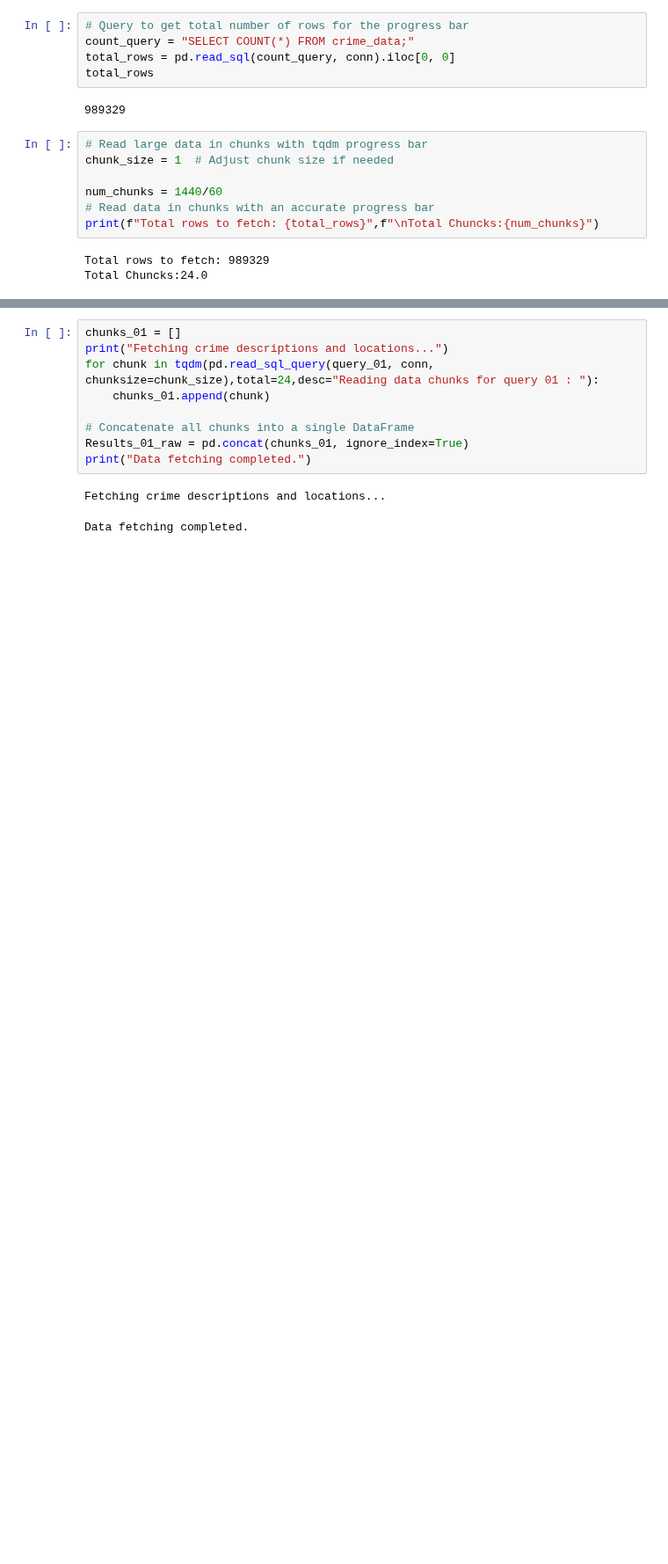
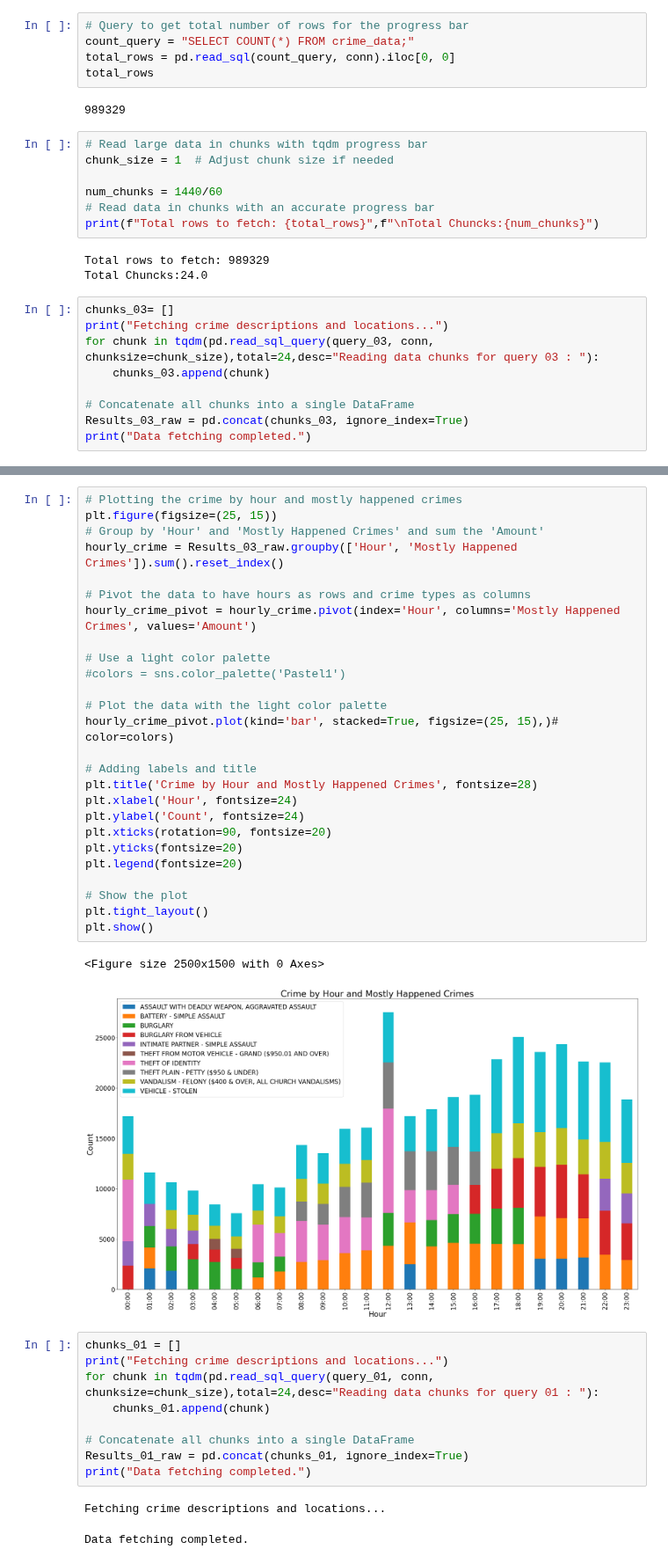
Before and after one commit to MalakaSupun/Crime-Data-Analysis-of-LAPD, a Jupyter notebook: Analysis/MySQL_Analysis.ipynb, the cells around one changed output, grey strips where cells are left out. Shown at 88% size. Saved outputs shown, nothing was run; the diff lists cells and outputs as text; blank space fills up the shorter version.

```diff
--- a/Analysis/MySQL_Analysis.ipynb
+++ b/Analysis/MySQL_Analysis.ipynb
@@ -172,3 +172,12 @@ print(f"Total rows to fetch: {total_rows}",f"\nTotal Chuncks:{num_chunks}")
 # %% [output]
 Total rows to fetch: 989329
 Total Chuncks:24.0
+# %%
+chunks_03= []
+print("Fetching crime descriptions and locations...")
+for chunk in tqdm(pd.read_sql_query(query_03, conn, chunksize=chunk_size),total=24,desc="Reading data chunks for query 03 : "):
+    chunks_03.append(chunk)
+
+# Concatenate all chunks into a single DataFrame
+Results_03_raw = pd.concat(chunks_03, ignore_index=True)
+print("Data fetching completed.")
@@ -175,3 +206,32 @@ Total Chuncks:24.0
+# %%
+# Plotting the crime by hour and mostly happened crimes
+plt.figure(figsize=(25, 15))
+# Group by 'Hour' and 'Mostly Happened Crimes' and sum the 'Amount'
+hourly_crime = Results_03_raw.groupby(['Hour', 'Mostly Happened Crimes']).sum().reset_index()
+
+# Pivot the data to have hours as rows and crime types as columns
+hourly_crime_pivot = hourly_crime.pivot(index='Hour', columns='Mostly Happened Crimes', values='Amount')
+
+# Use a light color palette
+#colors = sns.color_palette('Pastel1')
+
+# Plot the data with the light color palette
+hourly_crime_pivot.plot(kind='bar', stacked=True, figsize=(25, 15),)# color=colors)
+
+# Adding labels and title
+plt.title('Crime by Hour and Mostly Happened Crimes', fontsize=28)
+plt.xlabel('Hour', fontsize=24)
+plt.ylabel('Count', fontsize=24)
+plt.xticks(rotation=90, fontsize=20)
+plt.yticks(fontsize=20)
+plt.legend(fontsize=20)
+
+# Show the plot
+plt.tight_layout()
+plt.show()
+# %% [output]
+<Figure size 2500x1500 with 0 Axes>
+[figure, added]
 # %%
 chunks_01 = []
 print("Fetching crime descriptions and locations...")
```
Also changed, not shown: parts of 3 cells of this notebook.
